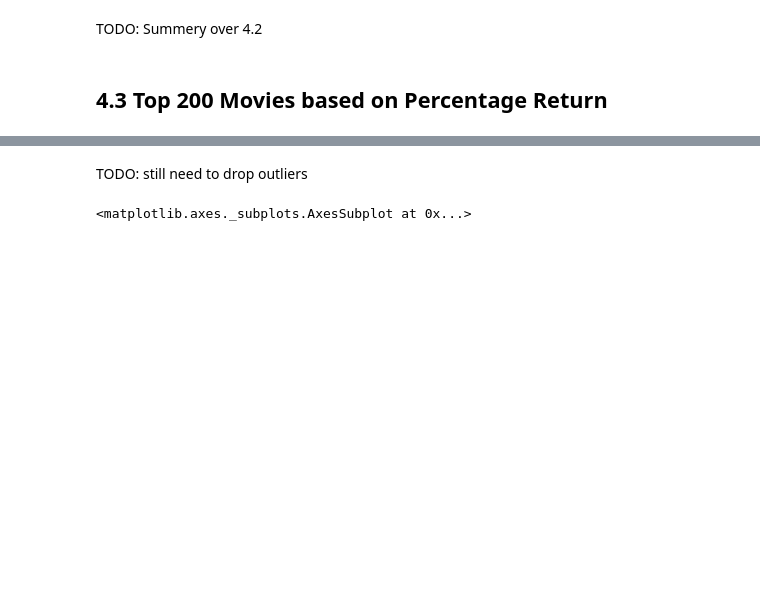
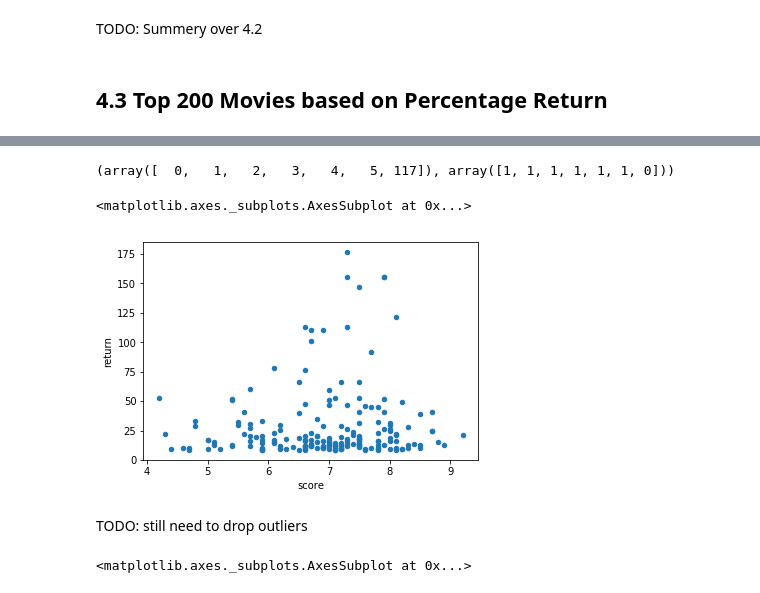
Before and after one commit to wensu425/Cogs108_Movie_Prediction, a Jupyter notebook: Movie_prediction.ipynb, the cells around one changed output, grey strips where cells are left out. Saved outputs shown, nothing was run; the diff lists cells and outputs as text; code cells hidden in the pictures; blank space fills up the shorter version.

```diff
--- a/Movie_prediction.ipynb
+++ b/Movie_prediction.ipynb
@@ -533,3 +554,14 @@ Top_200_percentage_return.plot.scatter(x = 'percentage_return', y = 'imdb_score'
+# %%
+#Identify the outliar
+z = np.abs(stats.zscore(score_vs_return_df))
+threshold = 3
+print("The outliars are: "np.where(z > threshold))
+score_vs_return_df = score_vs_return_df.drop(score_vs_return_df.index[[0,1,2,3,4,5,117]])
+score_vs_return_df.plot.scatter(x = 'score', y = 'return')
+# %% [output]
+(array([  0,   1,   2,   3,   4,   5, 117]), array([1, 1, 1, 1, 1, 1, 0]))
+<matplotlib.axes._subplots.AxesSubplot at 0x...>
+[figure, added]
 # %% [markdown]
 TODO: still need to drop outliers
 # %%
```
Also changed, not shown: parts of 27 cells of this notebook.
